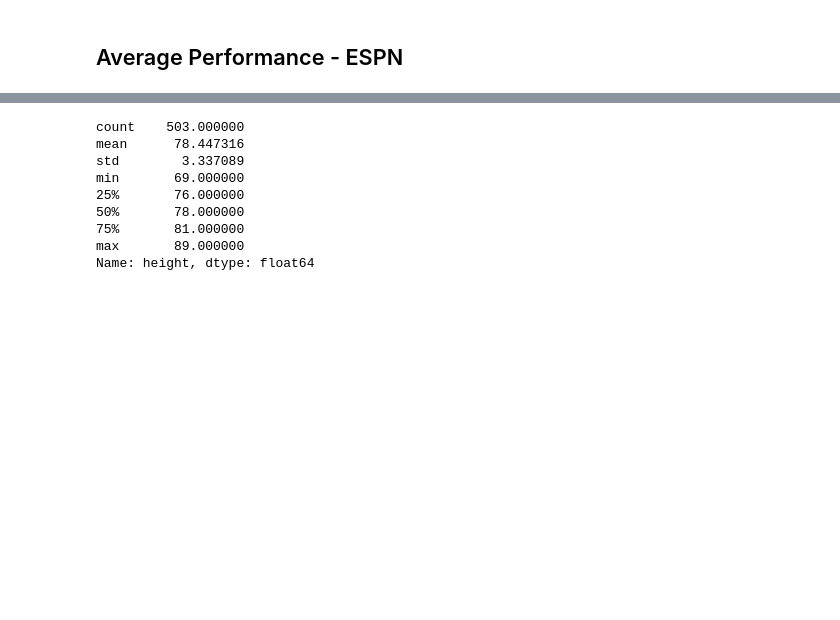
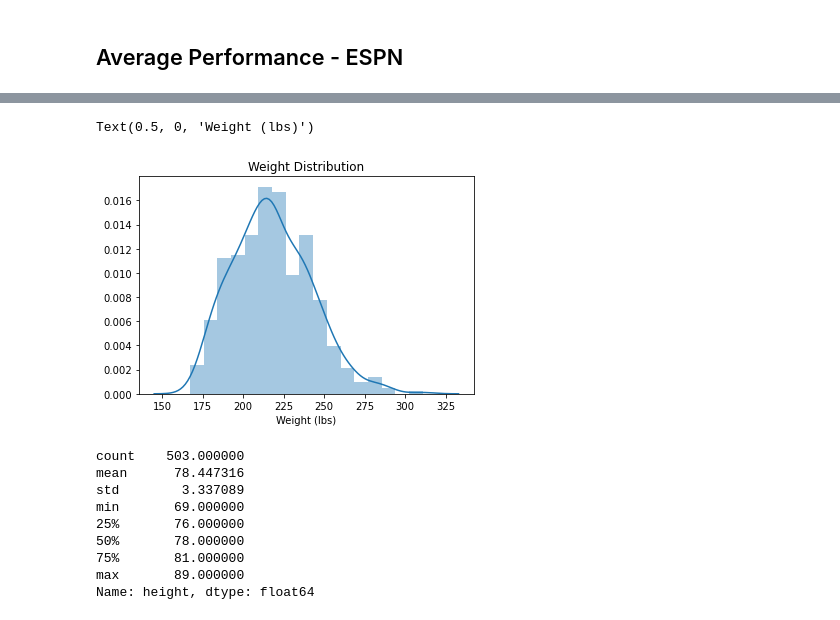
Before and after one commit to Mayer-Yang/NBA_Winner, a Jupyter notebook: raw_analysis_code/NBA-PlayersClustering.ipynb, the cells around one changed output, grey strips where cells are left out. Drawn from its saved outputs; the diff is of its cells as text; code cells hidden in the pictures; blank space fills up the shorter version.

```diff
--- a/raw_analysis_code/NBA-PlayersClustering.ipynb
+++ b/raw_analysis_code/NBA-PlayersClustering.ipynb
@@ -63,3 +64,10 @@ physical_att = player_physical[['name','position','height','weight','GP','GS', '
+# %%
+sns.distplot(physical_att['weight'])
+plt.title('Weight Distribution')
+plt.xlabel('Weight (lbs)')
+# %% [output]
+Text(0.5, 0, 'Weight (lbs)')
+[figure, added]
 # %%
 physical_att.height.describe()
 # %% [output]
```
Also changed, not shown: parts of 51 cells of this notebook.
